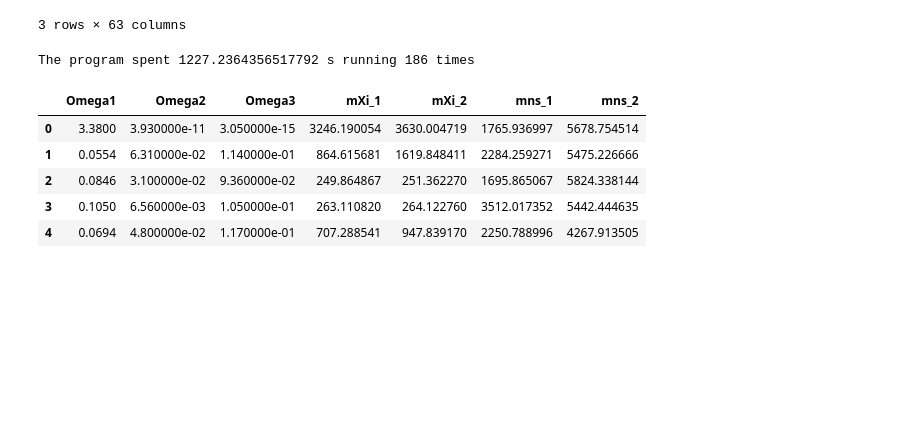
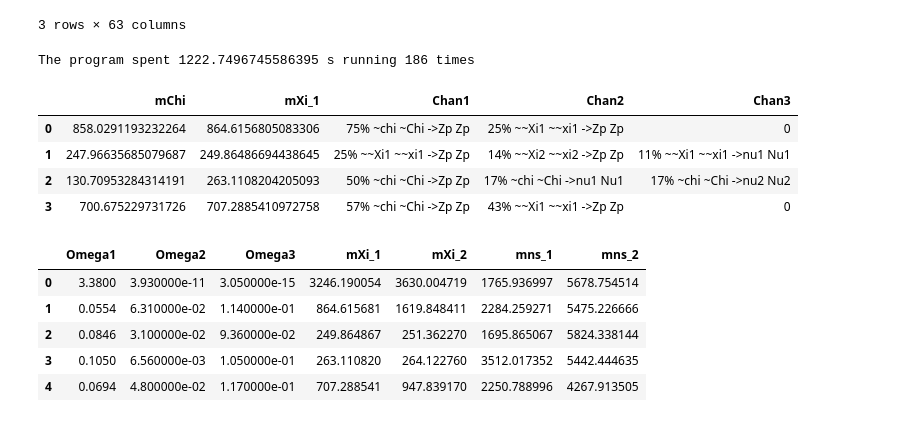
Before and after one commit to davidsuarezr/MDEO, a Jupyter notebook: relic-density-v1.ipynb, the cells around one changed output. Saved outputs shown, nothing was run; the diff lists cells and outputs as text; code cells hidden in the pictures; blank space fills up the shorter version.

```diff
--- a/relic-density-v1.ipynb
+++ b/relic-density-v1.ipynb
@@ -188,6 +188,16 @@ for i in range(0,Num):
     Omega1 = eval(mo.split('Omega_1h^2=')[1].split()[0])
     Omega2 = eval(mo.split('Omega_2h^2=')[1].split()[0])
     Omega3 = eval(mo2.split('Omega h^2=')[1].split()[0])
+    Chan1 = mo2.split('# Relative contributions in % are displayed')[1].splitlines()[1]
+    if len(mo2.split('# Relative contributions in % are displayed')[1].splitlines()) <=2:
+        Chan2 = 0
+    else:
+        Chan2 = mo2.split('# Relative contributions in % are displayed')[1].splitlines()[2]
+    if len(mo2.split('# Relative contributions in % are displayed')[1].splitlines()) <=3:
+        Chan3 = 0
+    else:
+        Chan3 = mo2.split('# Relative contributions in % are displayed')[1].splitlines()[3]
+
     #print("i=",i,"Omega1=",Omega1,"Omega2=",Omega2,"Omega3=",Omega3)
 
     SIN1= eval(mo.split('CDM1-nucleon cross sections[pb]:')[1].split()[7])
@@ -198,7 +208,7 @@ for i in range(0,Num):
               ZL11,ZL12,ZL21,ZL22,ZR11,ZR12,ZR21,ZR22,\
           ZN11,ZN12,ZN21,ZN22,mXi_1,mXi_2,mns_1,mns_2,YnL11,YnL12,YnL13,YnL21,YnL22,YnL23,\
           YnR11,YnR12,YnR13,YnR21,YnR22,YnR23,Omega1,Omega2,SIN1,SIN2,sv,MZp,mh1,mh2,theta,thetaf,T,S,U,\
-              g2mu,mChi,TWpSPheno,MZpSPheno,Omega3])
+              g2mu,mChi,TWpSPheno,MZpSPheno,Omega3,Chan1,Chan2,Chan3])
 
 x=np.asarray(x)
 
@@ -209,11 +219,19 @@ xDM=pd.DataFrame(x,columns=['Lam1','Lam2','Lam3','Lam4','Lam5','Lam6','Lam7','La
                            'YnL12','YnL13','YnL21','YnL22','YnL23','YnR11','YnR12','YnR13',\
                            'YnR21','YnR22','YnR23','Omega1','Omega2','SIN1','SIN2','sv',\
                            'MZp','mh1','mh2','theta','thetaf','T','S','U','g2mu','mChi',\
-                           'TWpSPheno','MZpSPheno','Omega3'])
+                           'TWpSPheno','MZpSPheno','Omega3','Chan1','Chan2','Chan3'])
 
 t2=time.time()
 print ("The program spent", t2-t1, "s running",Num,"times")
 # %% [output]
-The program spent 1227.2364356517792 s running 186 times
+The program spent 1222.7496745586395 s running 186 times
+# %%
+xDM[['mChi','mXi_1','Chan1','Chan2','Chan3']]
+# %% [output]
+|  | mChi | mXi_1 | Chan1 | Chan2 | Chan3 |
+| 0 | 858.0291193232264 | 864.6156805083306 | 75% ~chi ~Chi ->Zp Zp | 25% ~~Xi1 ~~xi1 ->Zp Zp | 0 |
+| 1 | 247.96635685079687 | 249.86486694438645 | 25% ~~Xi1 ~~xi1 ->Zp Zp | 14% ~~Xi2 ~~xi2 ->Zp Zp | 11% ~~Xi1 ~~xi1 ->nu1 Nu1 |
+| 2 | 130.70953284314191 | 263.1108204205093 | 50% ~chi ~Chi ->Zp Zp | 17% ~chi ~Chi ->nu1 Nu1 | 17% ~chi ~Chi ->nu2 Nu2 |
+| 3 | 700.675229731726 | 707.2885410972758 | 57% ~chi ~Chi ->Zp Zp | 43% ~~Xi1 ~~xi1 ->Zp Zp | 0 |
 # %%
 #save
```
Also changed, not shown: parts of 1 cell of this notebook, 9 other files.
